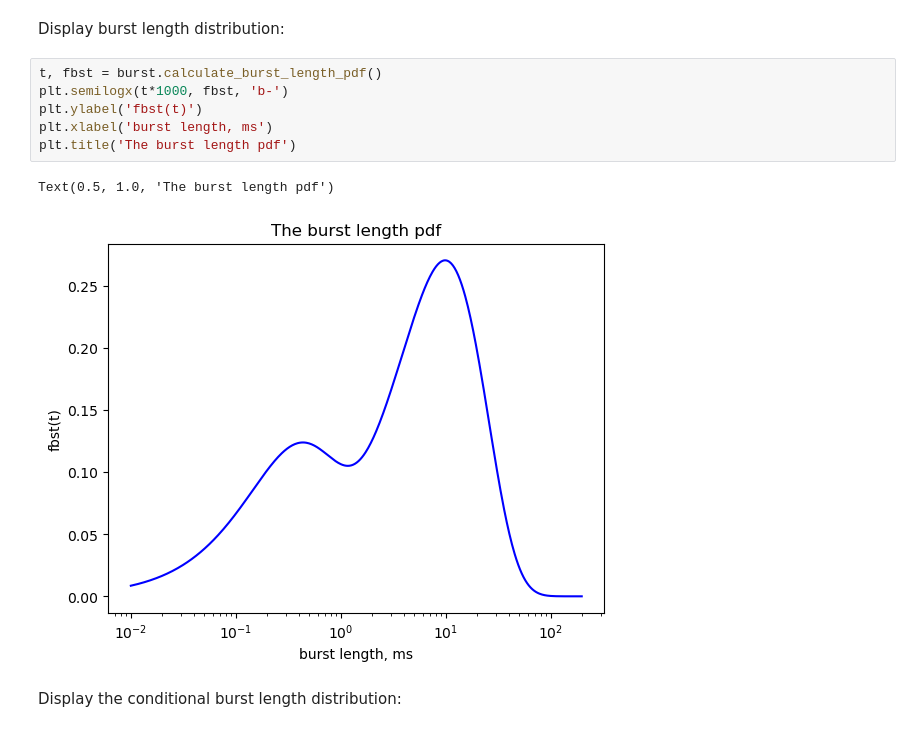
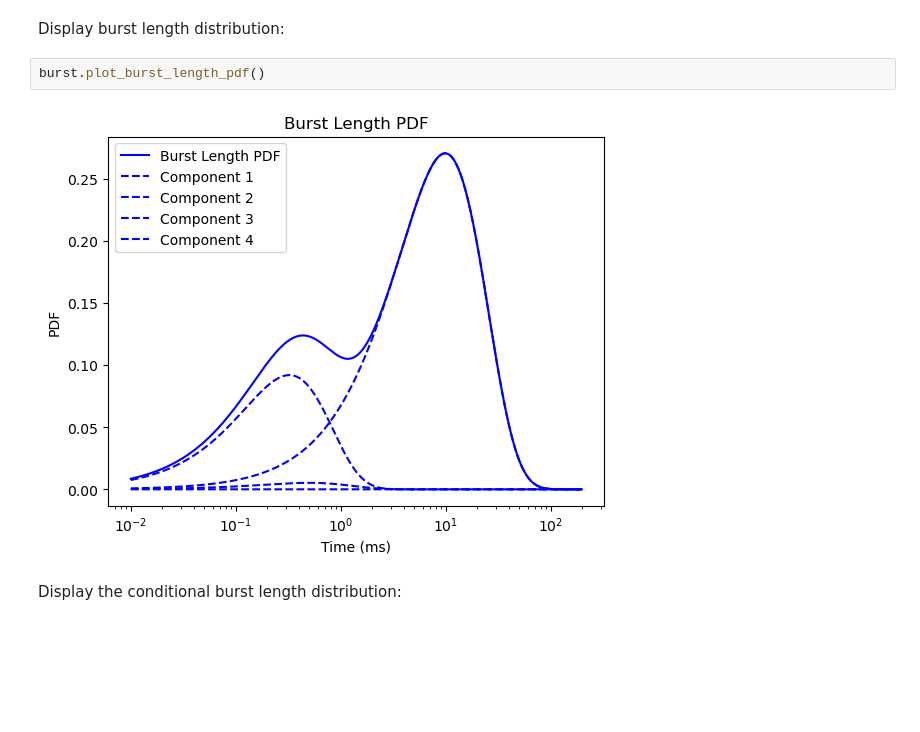
Before and after one commit to DCPROGS/SCALCS, a Jupyter notebook: examples/Burst.ipynb, the cells around one changed output. Drawn from its saved outputs; the diff is of its cells as text; blank space fills up the shorter version.

Commit message:
plotting methods added to scburst module and some cleaning + debugging

```diff
--- a/examples/Burst.ipynb
+++ b/examples/Burst.ipynb
@@ -68,14 +68,9 @@ PDF of burst length for bursts with 2 or more openings
 Mean (ms) = 11.842              SD = 10.044             SD/mean = 0.84818
 # %% [markdown]
 Display burst length distribution:
-# %%
-t, fbst = burst.calculate_burst_length_pdf()
-plt.semilogx(t*1000, fbst, 'b-')
-plt.ylabel('fbst(t)')
-plt.xlabel('burst length, ms')
-plt.title('The burst length pdf')
-# %% [output]
-Text(0.5, 1.0, 'The burst length pdf')
-[figure, removed]
+# %%
+burst.plot_burst_length_pdf()
+# %% [output]
+[figure, added]
 # %% [markdown]
 Display the conditional burst length distribution:
```
Also changed, not shown: parts of 7 cells of this notebook, 3 other files.
